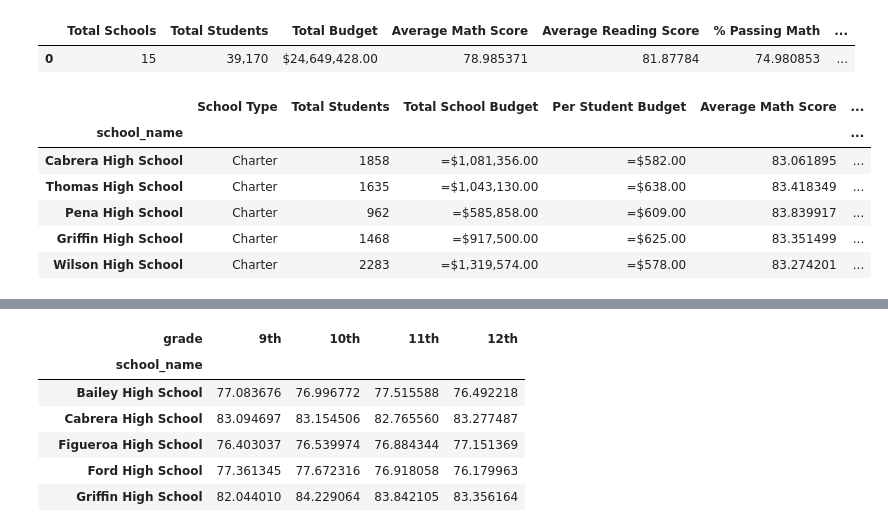
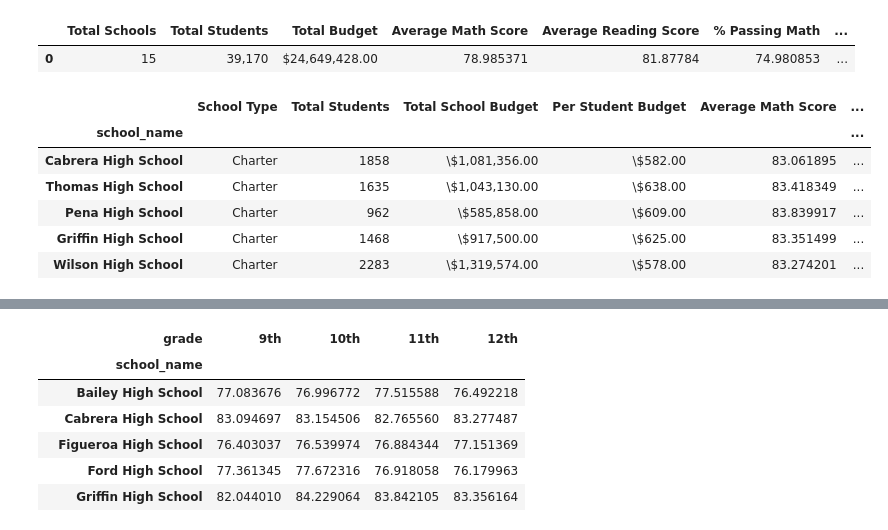
Before and after one commit to jackharv7/Pandas-City-Schools, a Jupyter notebook: Pandas City Schools.ipynb, the cells around one changed output, grey strips where cells are left out. Drawn from its saved outputs; the diff is of its cells as text; code cells hidden in the pictures.

```diff
--- a/Pandas City Schools.ipynb
+++ b/Pandas City Schools.ipynb
@@ -62,20 +62,20 @@ opr = (school_p_m + school_p_r)/2
 # %%
 
 top = {"School Type":school_type,"Total Students": school_students,"Total School Budget":school_budget, "Per Student Budget":school_budget_per, "Average Math Score":school_math, "Average Reading Score":school_reading, "% Passing Math":school_p_m, "% Passing Reading" :school_p_r,"% Overall Passing Rate": opr}
-top2 = {"School Type":school_type,"Total Students": school_students,"Total School Budget":school_budget.transform("=${0:,.2f}".format), "Per Student Budget":school_budget_per.transform("=${0:,.2f}".format), "Average Math Score":school_math, "Average Reading Score":school_reading, "% Passing Math":school_p_m, "% Passing Reading" :school_p_r,"% Overall Passing Rate": opr}
+top2 = {"School Type":school_type,"Total Students": school_students,"Total School Budget":school_budget.transform("\${0:,.2f}".format), "Per Student Budget":school_budget_per.transform("\${0:,.2f}".format), "Average Math Score":school_math, "Average Reading Score":school_reading, "% Passing Math":school_p_m, "% Passing Reading" :school_p_r,"% Overall Passing Rate": opr}
 
 
 top_df = pd.DataFrame(top)
 top2_df = pd.DataFrame(top2)
 top2_df.sort_values(by=['% Overall Passing Rate'], ascending = False).head()
 # %% [output]
 |  | School Type | Total Students | Total School Budget | Per Student Budget | Average Math Score | ... |
 | school_name |  |  |  |  |  | ... |
-| Cabrera High School | Charter | 1858 | =$1,081,356.00 | =$582.00 | 83.061895 | ... |
-| Thomas High School | Charter | 1635 | =$1,043,130.00 | =$638.00 | 83.418349 | ... |
-| Pena High School | Charter | 962 | =$585,858.00 | =$609.00 | 83.839917 | ... |
-| Griffin High School | Charter | 1468 | =$917,500.00 | =$625.00 | 83.351499 | ... |
-| Wilson High School | Charter | 2283 | =$1,319,574.00 | =$578.00 | 83.274201 | ... |
+| Cabrera High School | Charter | 1858 | \$1,081,356.00 | \$582.00 | 83.061895 | ... |
+| Thomas High School | Charter | 1635 | \$1,043,130.00 | \$638.00 | 83.418349 | ... |
+| Pena High School | Charter | 962 | \$585,858.00 | \$609.00 | 83.839917 | ... |
+| Griffin High School | Charter | 1468 | \$917,500.00 | \$625.00 | 83.351499 | ... |
+| Wilson High School | Charter | 2283 | \$1,319,574.00 | \$578.00 | 83.274201 | ... |
 # %%
 top2_df.sort_values(by=['% Overall Passing Rate']).head()
 # %% [output]
```
Also changed, not shown: parts of 1 cell of this notebook.
